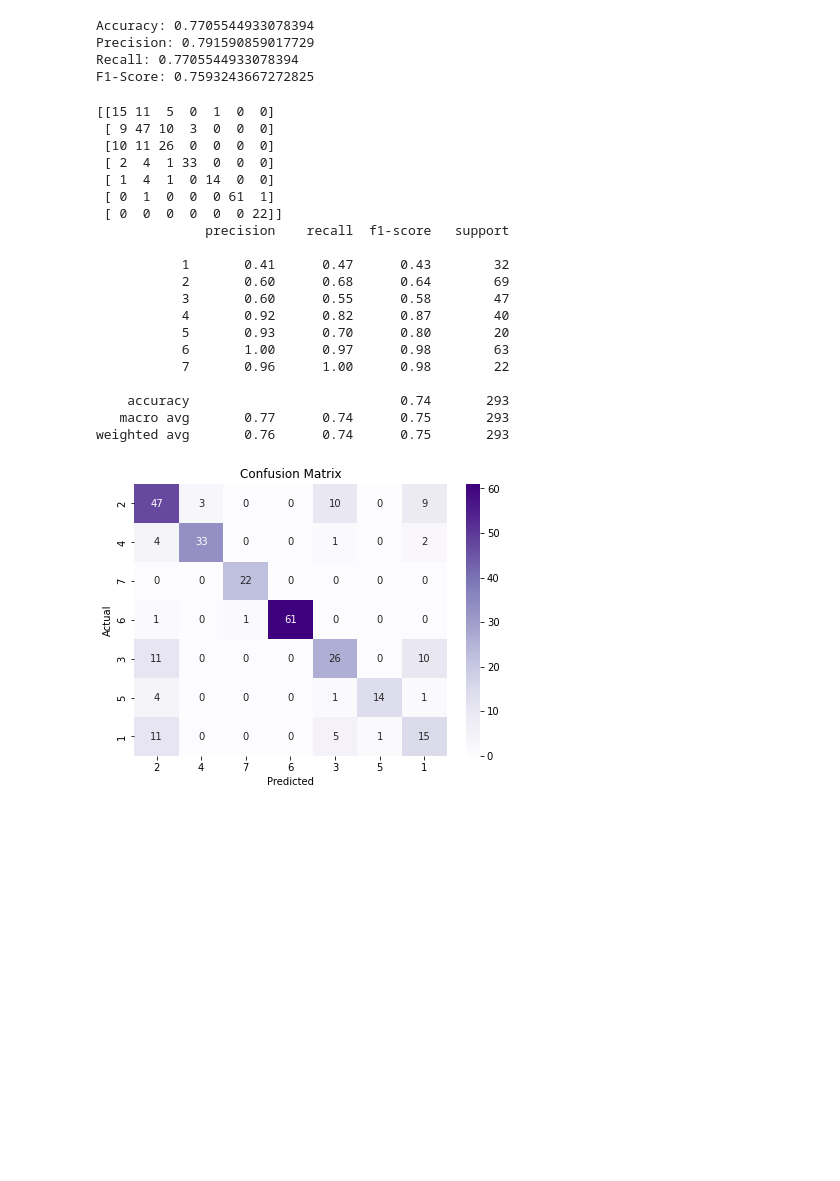
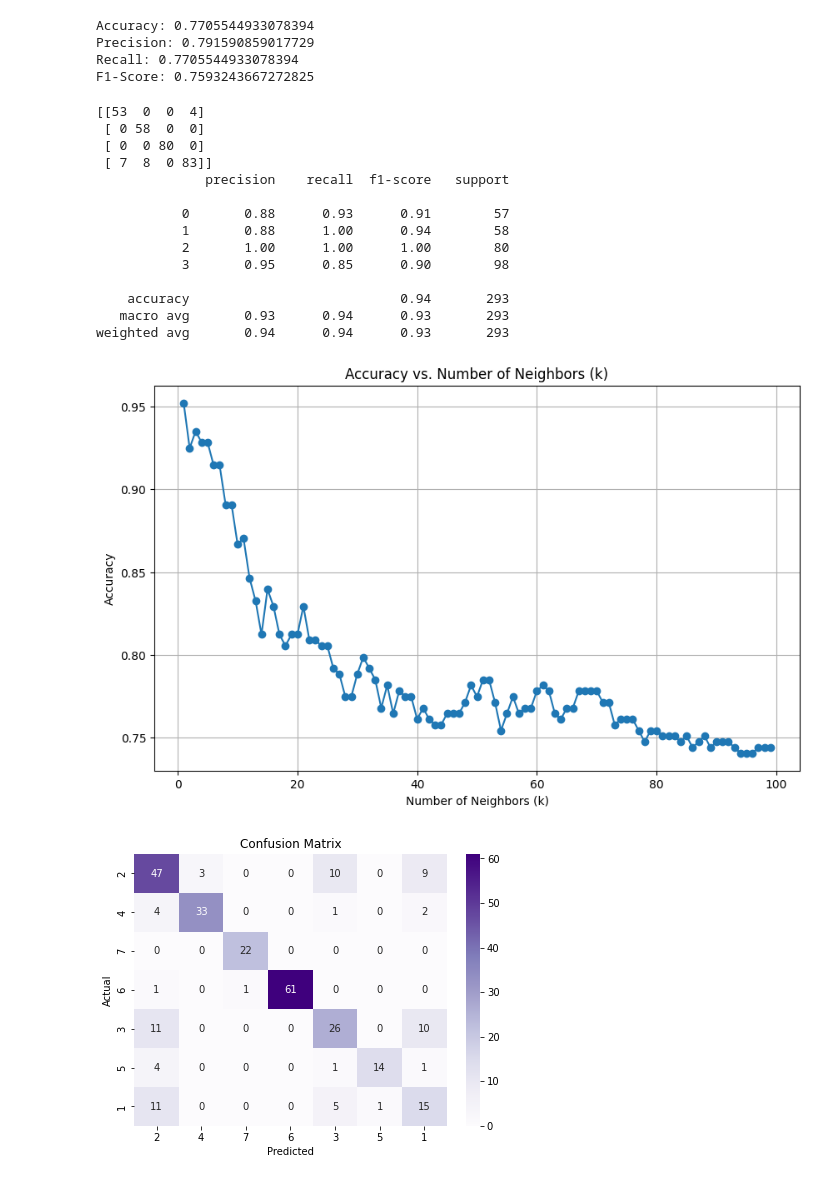
Before and after one commit to pourya-momtaz/CHL5230-Datathon1, a Jupyter notebook: Datathon1.ipynb, the cells around one changed output. Drawn from its saved outputs; the diff is of its cells as text; code cells hidden in the pictures; blank space fills up the shorter version.

```diff
--- a/Datathon1.ipynb
+++ b/Datathon1.ipynb
@@ -361,45 +361,65 @@ Precision: 0.791590859017729
 Recall: 0.7705544933078394
 F1-Score: 0.7593243667272825
 # %%
+# Lung cancer
 # Preprocess the data
 # split the data into features and label
-X = df2[['Age', 'Gender', 'Alcohol Usage','Genetic Risk', 'Severity','Obesity','Smoking', 'Passive Smoker','Chest Pain','Coughing of Blood']]
-y = df2['Lung Disease']
+X = df2[['Age', 'Gender', 'Alcohol Usage','Genetic Risk', 'Lung Disease','Obesity','Smoking', 'Passive Smoker','Chest Pain','Coughing of Blood']]
+y = df2['Severity']
 
 X_train, X_test, y_train, y_test = train_test_split(X, y, test_size=0.2, random_state=42)
 
 scaler = StandardScaler()
 X_train = scaler.fit_transform(X_train)
 X_test = scaler.transform(X_test)
 
 knn = KNeighborsClassifier(n_neighbors=3)
 knn.fit(X_train, y_train)
 
 y_pred = knn.predict(X_test)
 
 print(confusion_matrix(y_test, y_pred))
 print(classification_report(y_test, y_pred))
+
+k_values = []
+accuracy_values = []
+best_k = 0
+max_acc = 0
+
+for k in range(1, 100):
+    knn_classifier = KNeighborsClassifier(n_neighbors=k)
+    knn_classifier.fit(X_train, y_train)
+    y_pred = knn_classifier.predict(X_test)
+    accuracy = accuracy_score(y_test, y_pred)
+    k_values.append(k)
+    accuracy_values.append(accuracy)
+    if accuracy > max_acc:
+        max_acc = accuracy
+        best_k = k
+
+
+plt.figure(figsize=(10, 6))
+plt.plot(k_values, accuracy_values, marker='o')
+plt.title("Accuracy vs. Number of Neighbors (k)")
+plt.xlabel("Number of Neighbors (k)")
+plt.ylabel("Accuracy")
+plt.grid(True)
 # %% [output]
-[[15 11  5  0  1  0  0]
- [ 9 47 10  3  0  0  0]
- [10 11 26  0  0  0  0]
- [ 2  4  1 33  0  0  0]
- [ 1  4  1  0 14  0  0]
- [ 0  1  0  0  0 61  1]
- [ 0  0  0  0  0  0 22]]
+[[53  0  0  4]
+ [ 0 58  0  0]
+ [ 0  0 80  0]
+ [ 7  8  0 83]]
               precision    recall  f1-score   support
 
-           1       0.41      0.47      0.43        32
-           2       0.60      0.68      0.64        69
-           3       0.60      0.55      0.58        47
-           4       0.92      0.82      0.87        40
-           5       0.93      0.70      0.80        20
-           6       1.00      0.97      0.98        63
-           7       0.96      1.00      0.98        22
+           0       0.88      0.93      0.91        57
+           1       0.88      1.00      0.94        58
+           2       1.00      1.00      1.00        80
+           3       0.95      0.85      0.90        98
 
-    accuracy                           0.74       293
-   macro avg       0.77      0.74      0.75       293
-weighted avg       0.76      0.74      0.75       293
+    accuracy                           0.94       293
+   macro avg       0.93      0.94      0.93       293
+weighted avg       0.94      0.94      0.93       293
+[figure, added]
 # %%
 # Get unique classes
 classes = df2['Lung Disease'].unique()
```
Also changed, not shown: parts of 2 cells of this notebook.
